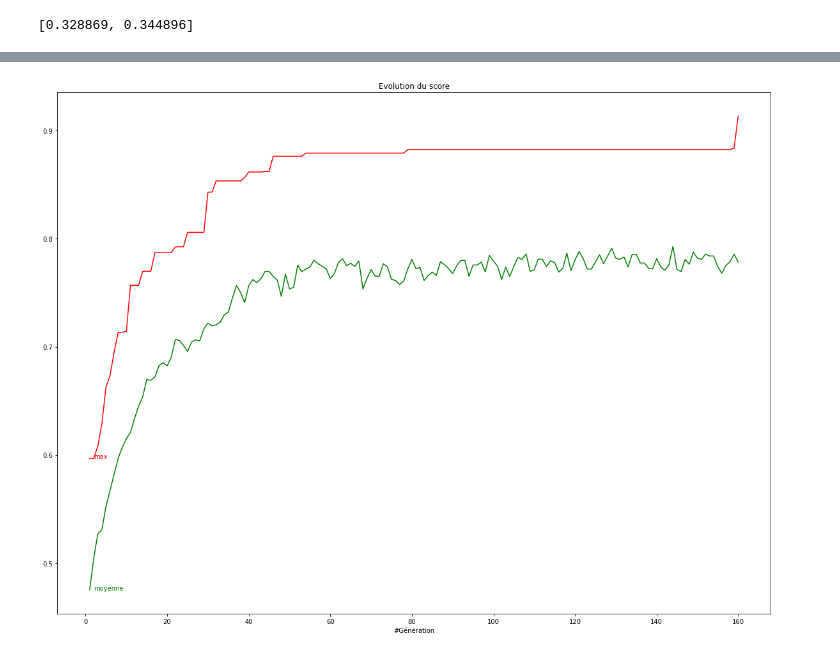
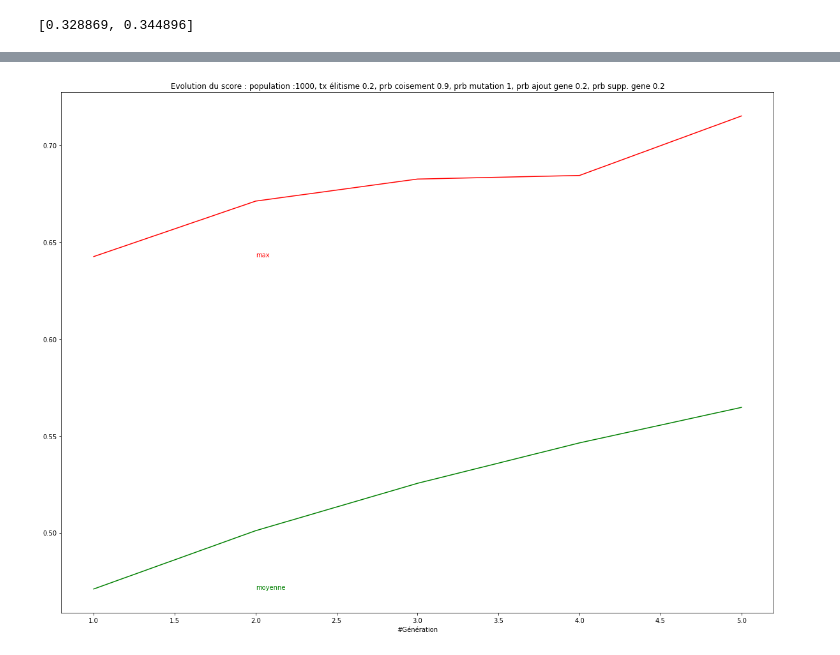
Before and after one commit to Affadine/genetic_algorithm_found_password, a Jupyter notebook: algo_genetique.ipynb, the cells around one changed output, grey strips where cells are left out. Cells and saved outputs as stored; diff of their text form; code cells hidden in the pictures.

Commit message:
Affichage des parametres sur le graphe.

```diff
--- a/algo_genetique.ipynb
+++ b/algo_genetique.ipynb
@@ -45,7 +45,7 @@ def log_list_evaluation(list_evaluation):
     Affichage sur une courbe de l'historique des valeurs obtenues
 
 """
-def display_history(score_history):
+def display_history(score_history,NB_PERSONS,ELITISM_RATE,PROB_CROSSOVER,PROB_MUTATION,PROB_ADD_GENE,PROB_REMOVE_GENE):
     # Affichage de l'évolution du score sur une graphe
     xVal,yMax,yAvg=([],[],[])
     yMax1,yAvg1=(0,0)
@@ -66,7 +66,13 @@ def display_history(score_history):
     #plt.ylabel('moyenne',  color='g')
     plt.text(2, yMax1, r'max', {'color': 'r', 'fontsize': 10, 'rotation':0})
     plt.text(2, yAvg1, r'moyenne', {'color': 'g', 'fontsize': 10, 'rotation':0})
-    plt.title('Evolution du score')
+    plt.title('Evolution du score : population :' + str(NB_PERSONS)
+              + ', tx élitisme ' + str(ELITISM_RATE)
+              + ', prb coisement ' + str(PROB_CROSSOVER)
+              + ', prb mutation ' + str(PROB_MUTATION)
+              + ', prb ajout gene ' + str(PROB_ADD_GENE)
+              + ', prb supp. gene ' + str(PROB_REMOVE_GENE)
+             )
     plt.show()
 # %% [output]
 [0.328869, 0.344896]
@@ -253,7 +259,7 @@ def generate_children(list_evaluation, nb_children, prob_corssover, prob_muataio
     # Retour de la liste d'enfants
     return children
 # %%
-NB_PERSONS = 100           # Nombre d'individus de la population
+NB_PERSONS = 1000           # Nombre d'individus de la population
 PROB_MUTATION = 1            # Probabilité de mutation d'un gene
 PROB_CROSSOVER = 0.9         # Probabilité de croisement des deux parents
 PROB_ADD_GENE = 0.2          # Probabilité d'ajout d'un gene
@@ -274,13 +280,13 @@ nb_children = NB_PERSONS - nb_to_keep
 
 print("------ Begin nb_to_keep = ", nb_to_keep , " nb_children to produce = " , nb_children)
 
-while idx_generation < MAX_GENERATIONS and 1*current_max <= SCORE_STOP :
+while idx_generation < MAX_GENERATIONS and 1*current_max < SCORE_STOP :
     list_evaluation = evaluation(population)
     individus_score = []
     for individu, score in list_evaluation :
         individus_score.append(score)
     # log de la population
-    if(False or idx_generation%10==0):
+    if(False or idx_generation%100==0):
         log_list_evaluation(list_evaluation)
     current_max,current_avg = (max(individus_score), statistics.mean(individus_score))
     fitness_history.append((current_max,current_avg))
@@ -308,4 +314,8 @@ while idx_generation < MAX_GENERATIONS and 1*current_max <= SCORE_STOP :
         print("next", toStr(elt))
     """
     idx_generation+=1
+
+
+theBest = list_evaluation[0]
+print("Individu le plus proche",  toStr2(theBest[0], theBest[1]) )
 # %% [output]
@@ -329,4 +329,4 @@ generation 160 score max: 0.91342 score moyen: 0.77837216 100
-# %%
-display_history(fitness_history)
-# %% [output]
-[figure, removed]
+# %%
+display_history(fitness_history,NB_PERSONS,ELITISM_RATE,PROB_CROSSOVER,PROB_MUTATION,PROB_ADD_GENE,PROB_REMOVE_GENE)
+# %% [output]
+[figure, added]
```
Also changed, not shown: parts of 3 cells of this notebook.
